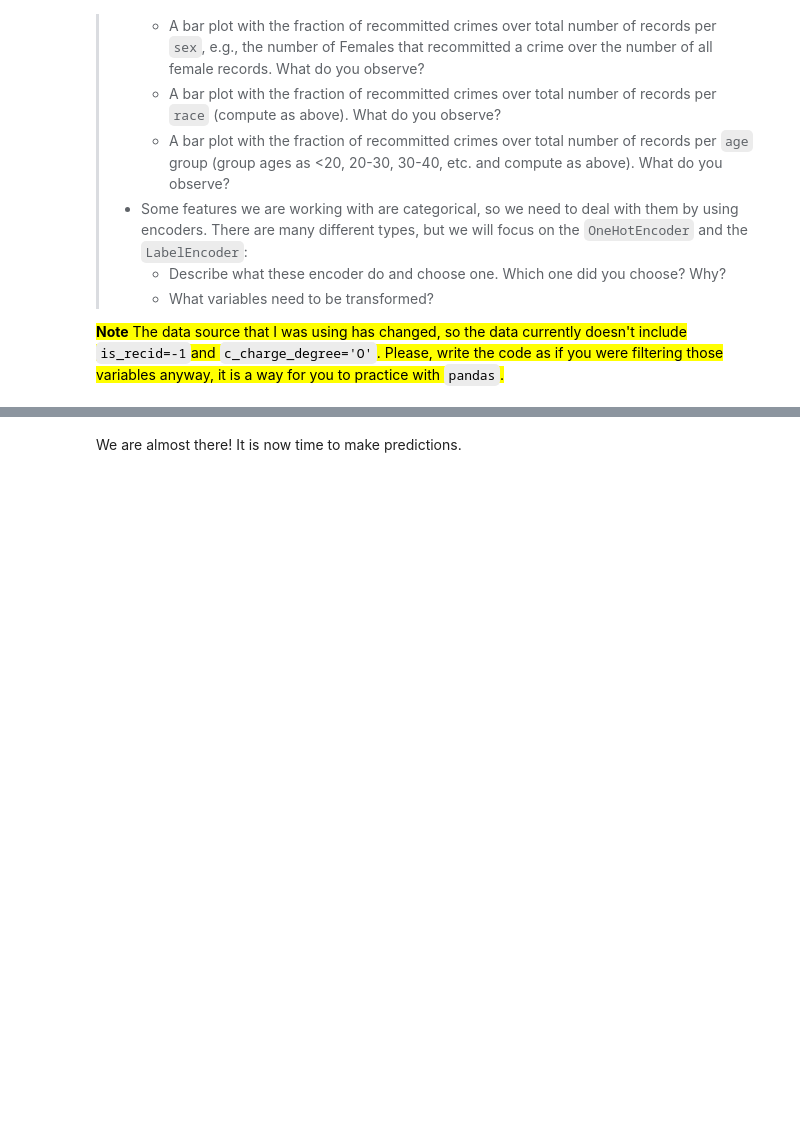
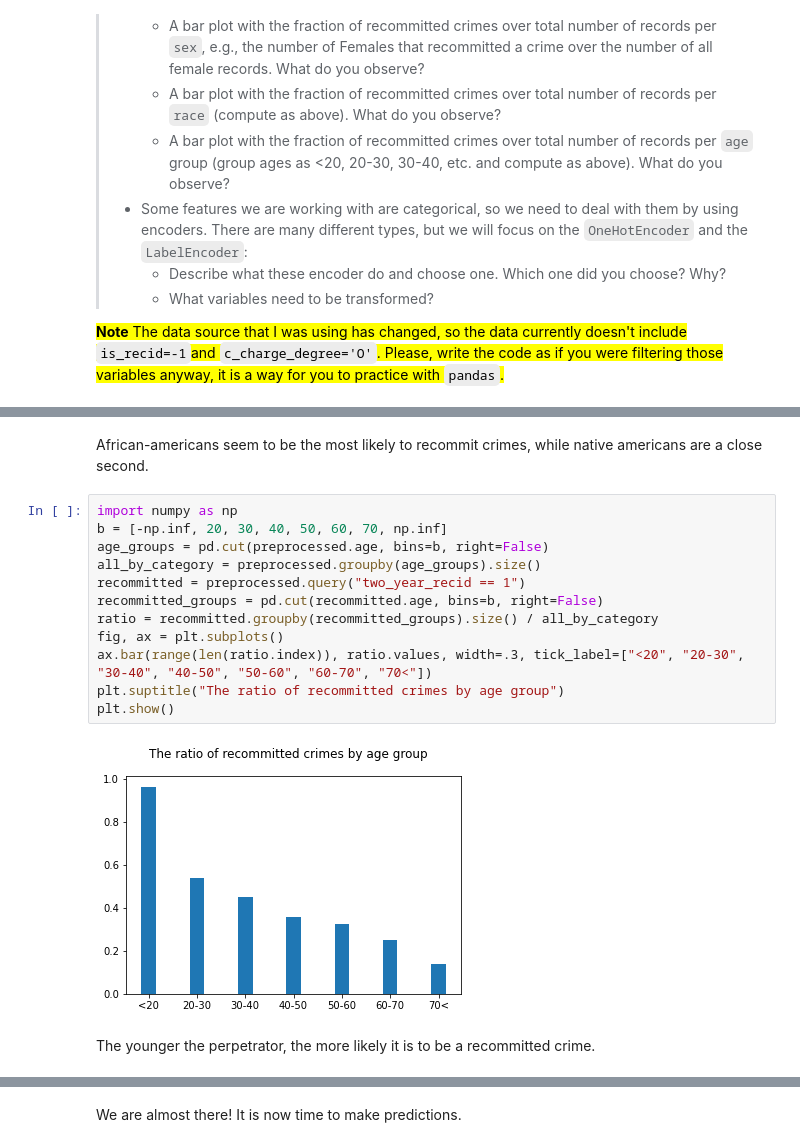
Before and after one commit to eperst/socialdata2022, a Jupyter notebook: lectures/Week6.ipynb, the cells around one changed output, grey strips where cells are left out. Saved outputs shown, nothing was run; the diff lists cells and outputs as text; blank space fills up the shorter version.

```diff
--- a/lectures/Week6.ipynb
+++ b/lectures/Week6.ipynb
@@ -118,0 +176,18 @@ At the beginning, I wanted you to embed everything into a unique pipeline. I lat
+# %% [markdown]
+African-americans seem to be the most likely to recommit crimes, while native americans are a close second.
+# %%
+import numpy as np
+b = [-np.inf, 20, 30, 40, 50, 60, 70, np.inf]
+age_groups = pd.cut(preprocessed.age, bins=b, right=False)
+all_by_category = preprocessed.groupby(age_groups).size()
+recommitted = preprocessed.query("two_year_recid == 1")
+recommitted_groups = pd.cut(recommitted.age, bins=b, right=False)
+ratio = recommitted.groupby(recommitted_groups).size() / all_by_category
+fig, ax = plt.subplots()
+ax.bar(range(len(ratio.index)), ratio.values, width=.3, tick_label=["<20", "20-30", "30-40", "40-50", "50-60", "60-70", "70<"])
+plt.suptitle("The ratio of recommitted crimes by age group")
+plt.show()
+# %% [output]
+[figure, added]
+# %% [markdown]
+The younger the perpetrator, the more likely it is to be a recommitted crime.
```
Also changed, not shown: parts of 14 cells of this notebook.
